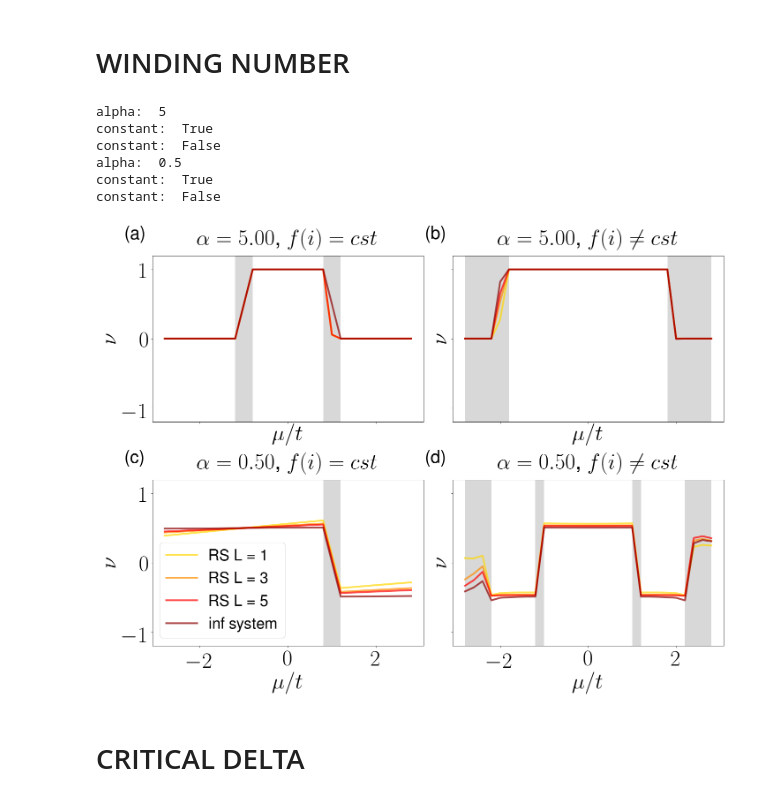
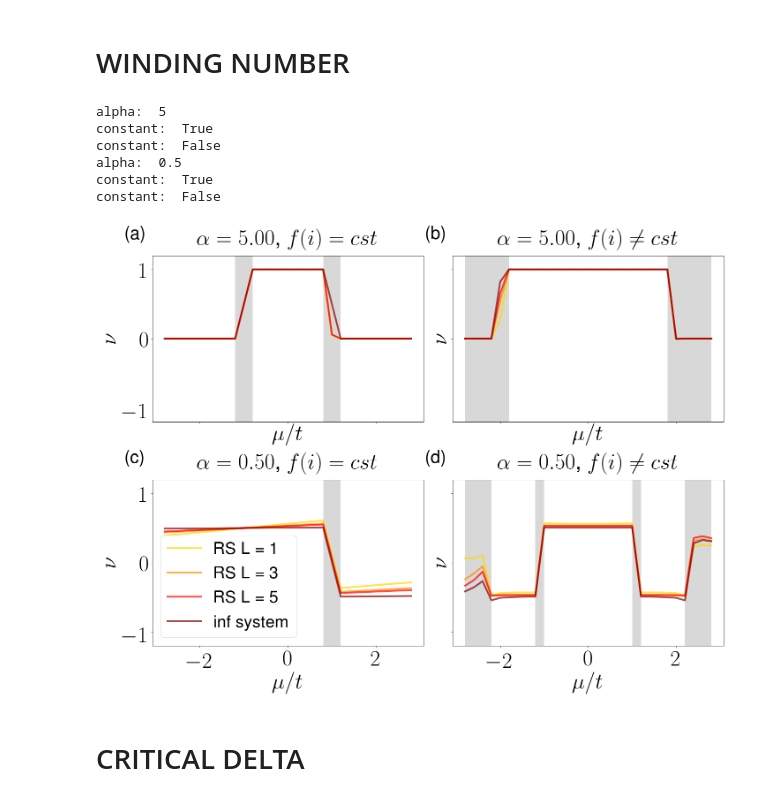
Before and after one commit to jfraxanet/Topo_LR_Kitaev_AAH, a Jupyter notebook: figures.ipynb, the cells around one changed output. Saved outputs shown, nothing was run; the diff lists cells and outputs as text; code cells hidden in the pictures.

```diff
--- a/figures.ipynb
+++ b/figures.ipynb
@@ -79,7 +80,7 @@ for alpha in [5,0.5]:
 
 for ax,lab in zip(axes.flat, ['(a)', '(b)', '(c)', '(d)']):
     if lab == '(c)':
-        ax.legend(fontsize=fs-15, loc='lower right')
+        ax.legend(fontsize=fs-10, loc='lower right')
     ax.text(-0.1, 1.1, lab, transform=ax.transAxes, size=40, weight='bold',family='STIXGeneral')
 
 plt.tight_layout()
@@ -131,35 +132,35 @@ for alpha in [5, 0.5]:
         ax.set_ylim(-1.2,1.2)
 
 
         if i == 1:
             ax.axvspan(-0.8, -1.2, color='grey', alpha=0.3, lw=0)
             ax.axvspan(0.8, 1.2, color='grey', alpha=0.3, lw=0)
         if i == 2:
             ax.axvspan(-2.8, -1.8, color='grey', alpha=0.3, lw=0)
             ax.axvspan(1.8, 2.8, color='grey', alpha=0.3, lw=0)
         if i == 3:
             ax.axvspan(0.8, 1.2, color='grey', alpha=0.3, lw=0)
         if i == 4:
             ax.axvspan(-2.8, -2.2, color='grey', alpha=0.3, lw=0)
             ax.axvspan(2.2, 2.8, color='grey', alpha=0.3, lw=0)
             ax.axvspan(-1, -1.2, color='grey', alpha=0.3, lw=0)
             ax.axvspan(1, 1.2, color='grey', alpha=0.3, lw=0)
 
 for ax,lab in zip(axes.flat, ['(a)', '(b)', '(c)', '(d)']):
     if lab == '(c)':
-        ax.legend(fontsize=fs-15, loc='lower left')
+        ax.legend(fontsize=fs-12, loc='lower left')
     ax.text(-0.1, 1.1, lab, transform=ax.transAxes, size=40, weight='bold', family='STIXGeneral')
 
 plt.tight_layout()
 plt.savefig(path_figures + 'winding_num.pdf')
 # %% [output]
 alpha:  5
 constant:  True
 constant:  False
 alpha:  0.5
 constant:  True
 constant:  False
-[figure, old version]
+[figure, new version]
 # %% [markdown]
 # CRITICAL DELTA
 # %%
```
Also changed, not shown: parts of 3 cells of this notebook, 11 other files.
